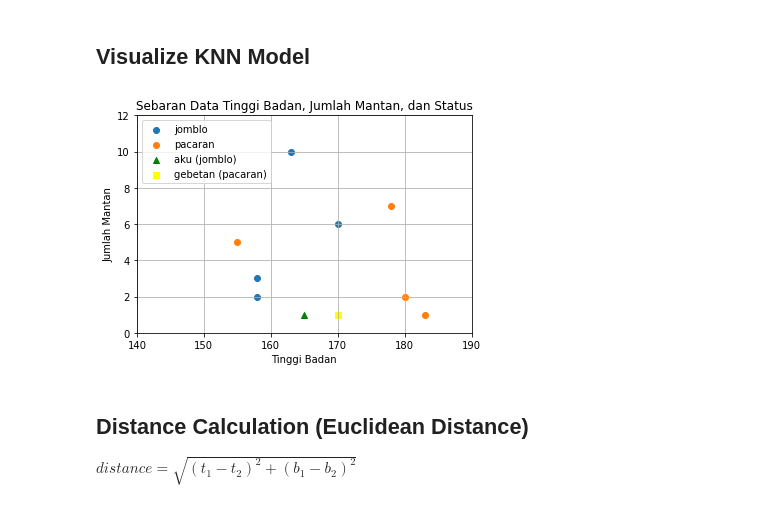
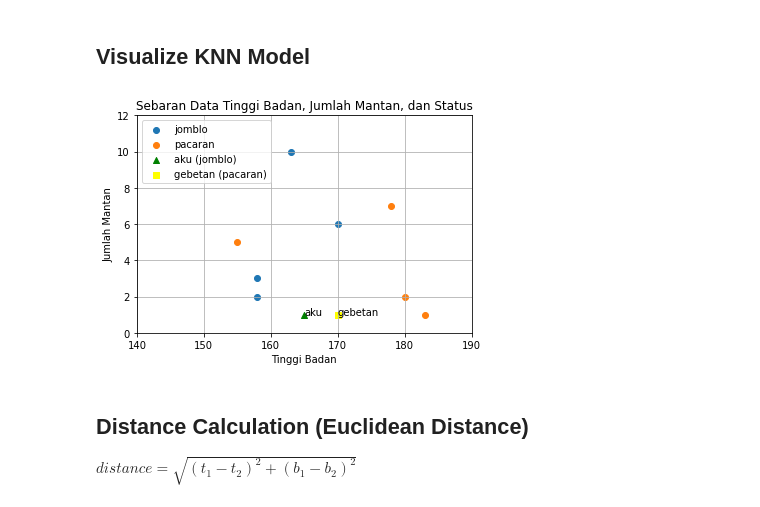
Before and after one commit to haloapping/ml-with-me, a Jupyter notebook: 5_knn_classification.ipynb, the cells around one changed output. Cells and saved outputs as stored; diff of their text form; code cells hidden in the pictures.

```diff
--- a/5_knn_classification.ipynb
+++ b/5_knn_classification.ipynb
@@ -128,32 +128,37 @@ array(['pacaran', 'jomblo'], dtype='<U7')
 # %%
 import matplotlib.pyplot as plt
 
 fig, ax = plt.subplots()
 for status, data in status_df.groupby('status'):
     ax.scatter(data["tinggi"], data["mantan"], label=status)
 
 plt.scatter(tinggi_badan_aku,
             jumlah_mantan_aku,
             marker="^",
             color="green",
             label="aku (jomblo)")
 
+plt.text(tinggi_badan_aku, jumlah_mantan_aku, 'aku')
+
 plt.scatter(tinggi_badan_gebetan,
             jumlah_mantan_gebetan,
             marker="s",
             color="yellow",
             label="gebetan (pacaran)")
+
+plt.text(tinggi_badan_gebetan, jumlah_mantan_gebetan, 'gebetan')
+
 
 plt.legend(loc='upper left')
 plt.xlim(140, 190)
 plt.ylim(0, 12)
 plt.title("Sebaran Data Tinggi Badan, Jumlah Mantan, dan Status")
 plt.xlabel("Tinggi Badan")
 plt.ylabel("Jumlah Mantan")
 plt.grid(True)
 plt.show()
 # %% [output]
-[figure, old version]
+[figure, new version]
 # %% [markdown]
 ## Distance Calculation (Euclidean Distance)
 $distance = \sqrt{(t_1 - t_2)^2 + (b_1 - b_2)^2}$
```
